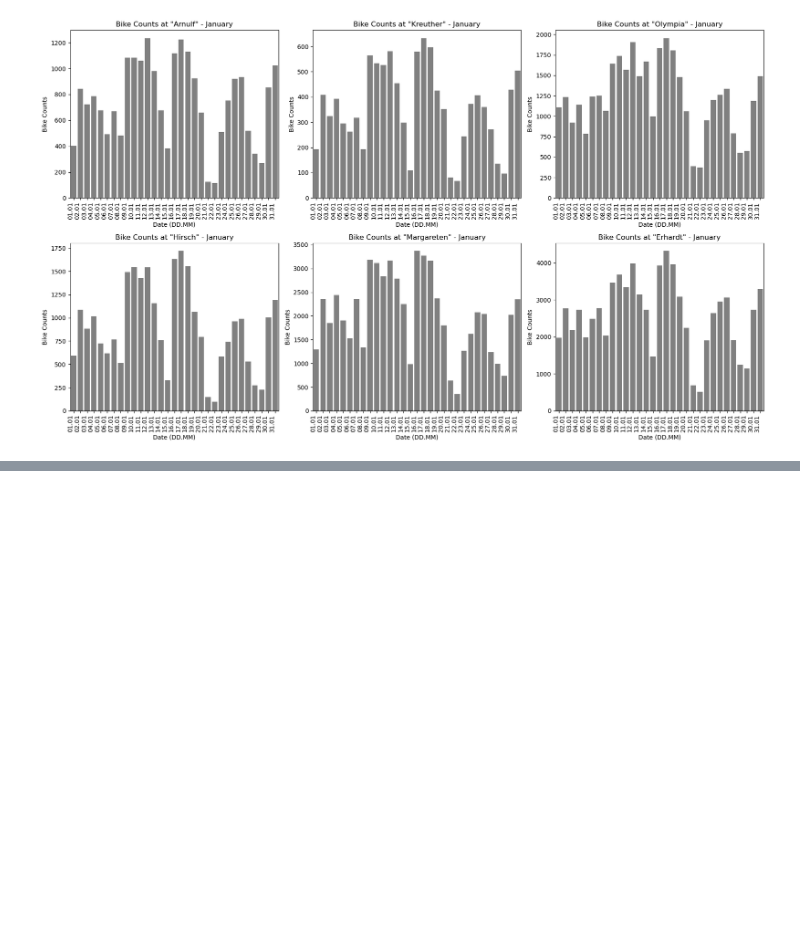
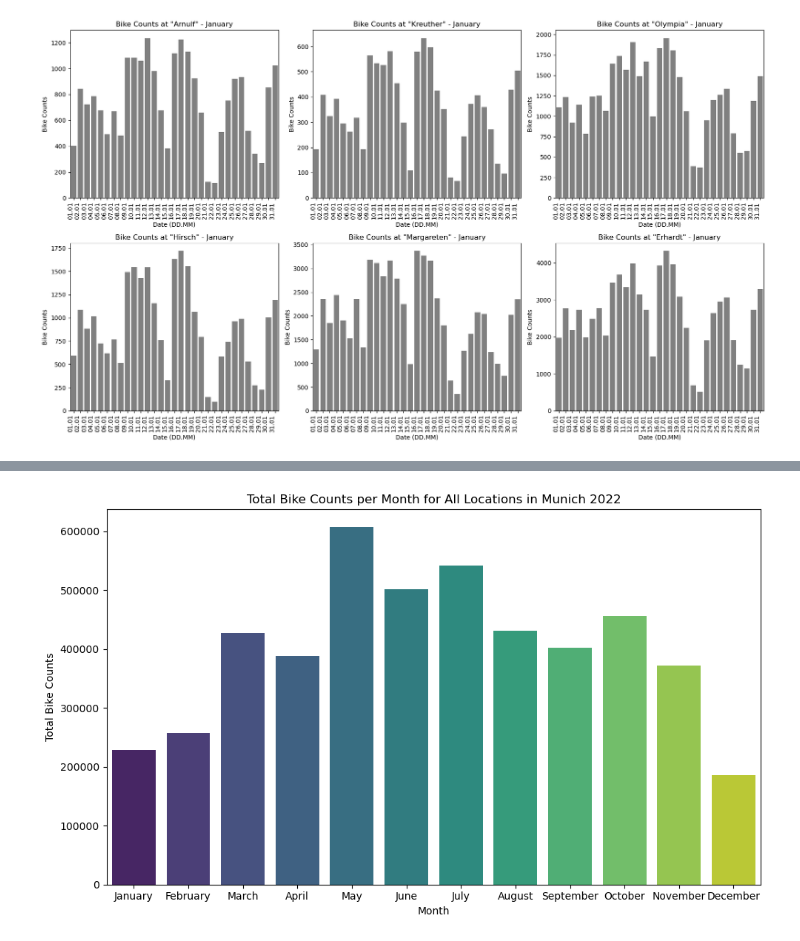
Before and after one commit to caropaezBSH/CaroPeThesis, a Jupyter notebook: PreProcessing_Notebook.ipynb, the cells around one changed output, grey strips where cells are left out. Saved outputs shown, nothing was run; the diff lists cells and outputs as text; code cells hidden in the pictures; blank space fills up the shorter version.

```diff
--- a/PreProcessing_Notebook.ipynb
+++ b/PreProcessing_Notebook.ipynb
@@ -293,0 +363,22 @@ See the caveats in the documentation: https://pandas.pydata.org/pandas-docs/stab
+# %%
+# Convert the "datum" column to datetime format
+df_muc_2022['datum'] = pd.to_datetime(df_muc_2022['datum'], format='%Y-%m-%d')
+
+# Group by month and sum the bike counts for all locations
+df_monthly_total_2022 = df_muc_2022.groupby(df_muc_2022['datum'].dt.month)['gesamt'].sum().reset_index()
+df_monthly_total_2022['month'] = df_monthly_total_2022['datum'].map({1: 'January', 2: 'February', 3: 'March', 4: 'April', 5: 'May', 6: 'June', 7: 'July', 8: 'August', 9: 'September', 10: 'October', 11: 'November', 12: 'December'})
+
+# Plotting
+plt.figure(figsize=(10, 6))
+
+sns.barplot(data=df_monthly_total_2022, x='month', y='gesamt', palette='viridis')
+
+plt.title('Total Bike Counts per Month for All Locations in Munich 2022')
+plt.xlabel('Month')
+plt.ylabel('Total Bike Counts')
+
+# Show plot
+plt.tight_layout()
+plt.show()
+# %% [output]
+[figure, added]
```
Also changed, not shown: parts of 11 cells of this notebook.
